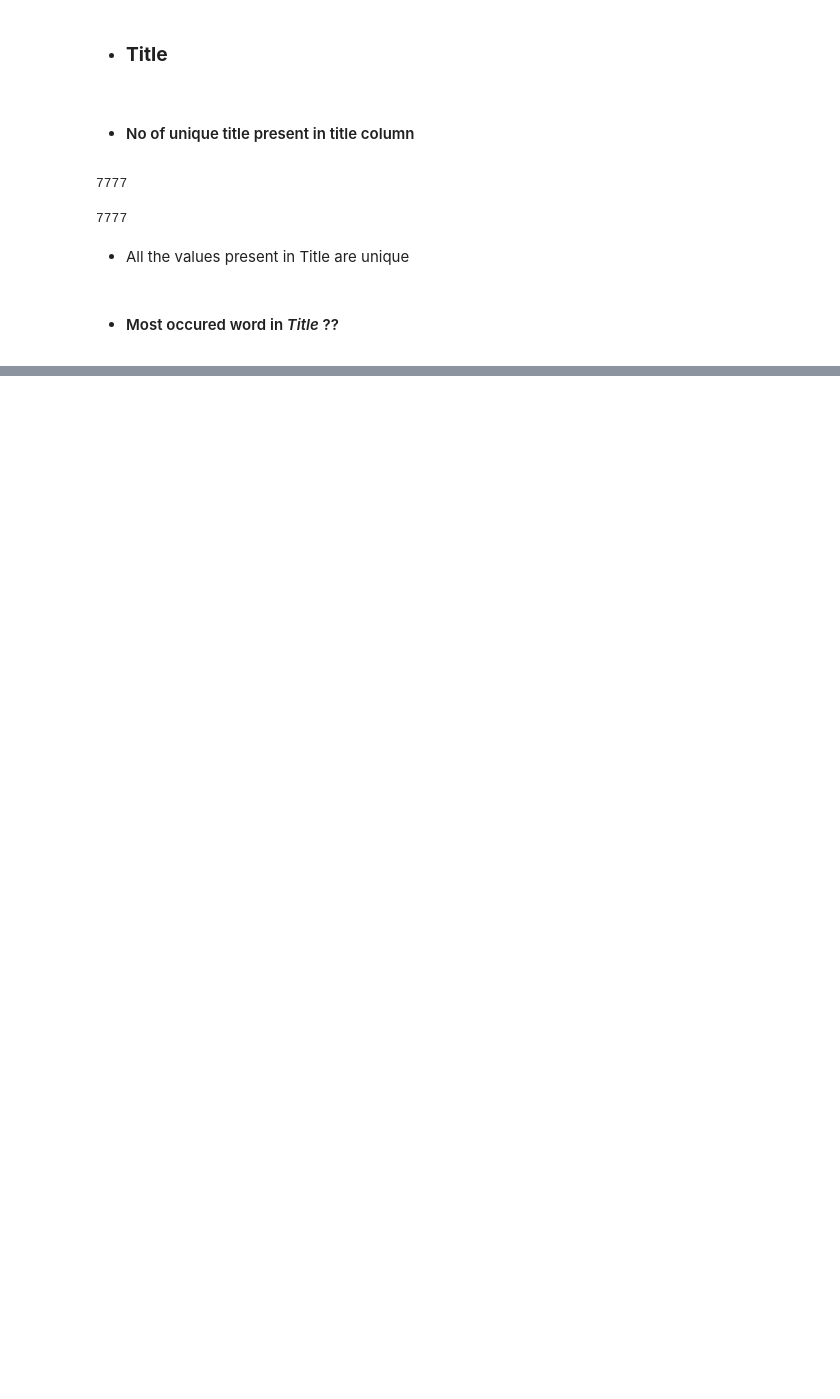
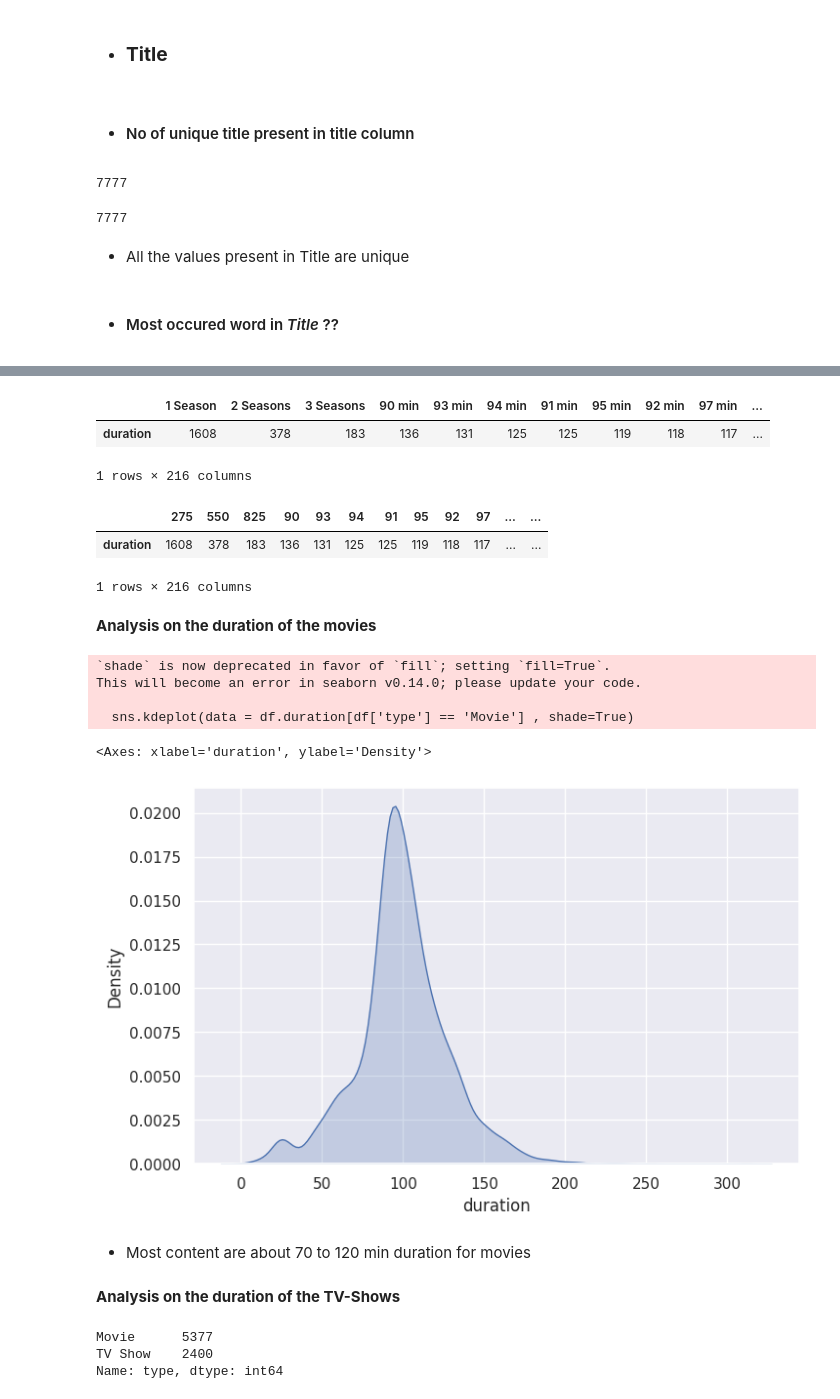
Before and after one commit to Ksangi/Netflix_Movies_And_Tv_Shows_Clustering, a Jupyter notebook: Netflix_Movies_And_Tv_Shows_Clustering.ipynb, the cells around one changed output, grey strips where cells are left out. Cells and saved outputs as stored; diff of their text form; code cells hidden in the pictures; blank space fills up the shorter version.

```diff
--- a/Netflix_Movies_And_Tv_Shows_Clustering.ipynb
+++ b/Netflix_Movies_And_Tv_Shows_Clustering.ipynb
@@ -388,0 +624,6 @@ plt.show()
+# %%
+df.duration.value_counts().to_frame().T
+# %% [output]
+|  | 1 Season | 2 Seasons | 3 Seasons | 90 min | 93 min | 94 min | 91 min | 95 min | 92 min | 97 min | ... |
+| duration | 1608 | 378 | 183 | 136 | 131 | 125 | 125 | 119 | 118 | 117 | ... |
+1 rows × 216 columns
@@ -388,0 +632,31 @@ plt.show()
+# %%
+df.duration.value_counts().to_frame().T
+# %% [output]
+|  | 275 | 550 | 825 | 90 | 93 | 94 | 91 | 95 | 92 | 97 | ... | ... |
+| duration | 1608 | 378 | 183 | 136 | 131 | 125 | 125 | 119 | 118 | 117 | ... | ... |
+1 rows × 216 columns
+# %% [markdown]
+**Analysis on the duration of the movies**
+# %%
+sns.set(style="darkgrid")
+plt.figure(figsize = (8,5))
+sns.kdeplot(data = df.duration[df['type'] == 'Movie'] , shade=True)
+# %% [output]
+`shade` is now deprecated in favor of `fill`; setting `fill=True`.
+This will become an error in seaborn v0.14.0; please update your code.
+
+  sns.kdeplot(data = df.duration[df['type'] == 'Movie'] , shade=True)
+<Axes: xlabel='duration', ylabel='Density'>
+[figure, added]
+# %% [markdown]
+
+
+*   Most content are about 70 to 120 min duration for movies
+# %% [markdown]
+**Analysis on the duration of the TV-Shows**
+# %%
+df['type'].value_counts()
+# %% [output]
+Movie      5377
+TV Show    2400
+Name: type, dtype: int64
```
Also changed, not shown: parts of 119 cells of this notebook.
